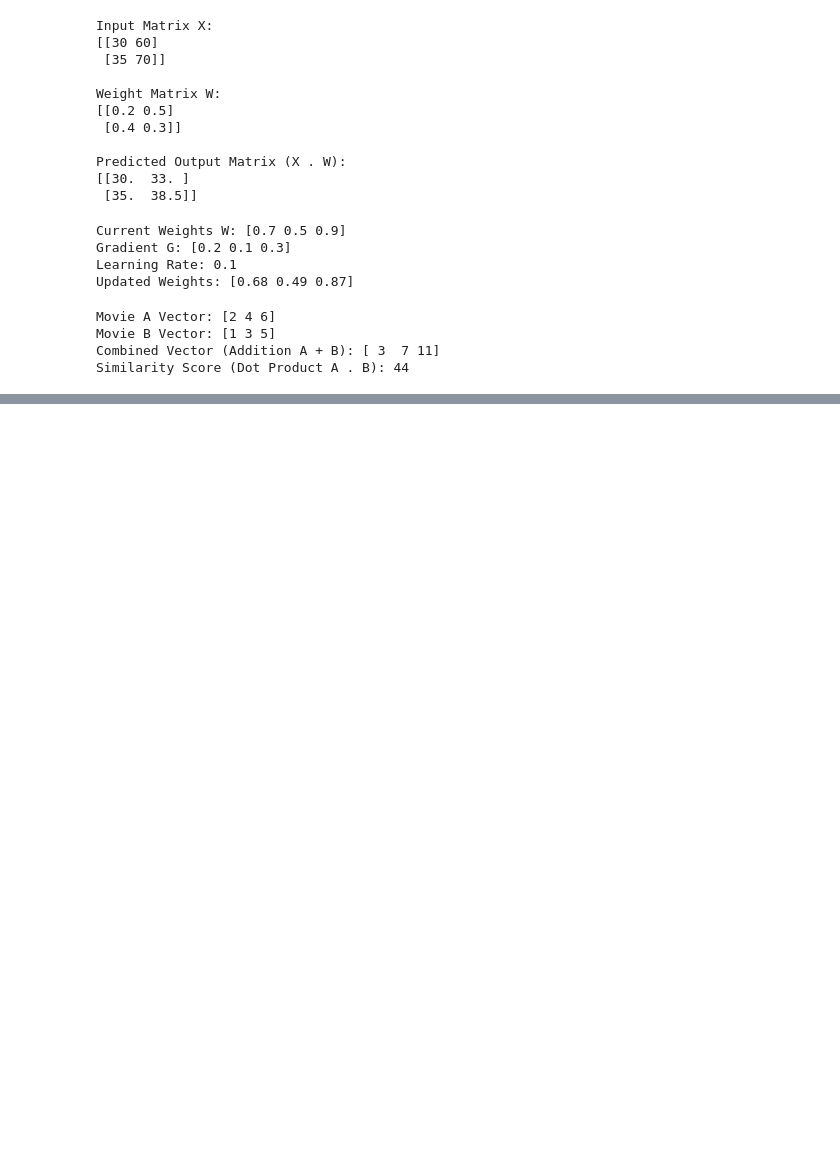
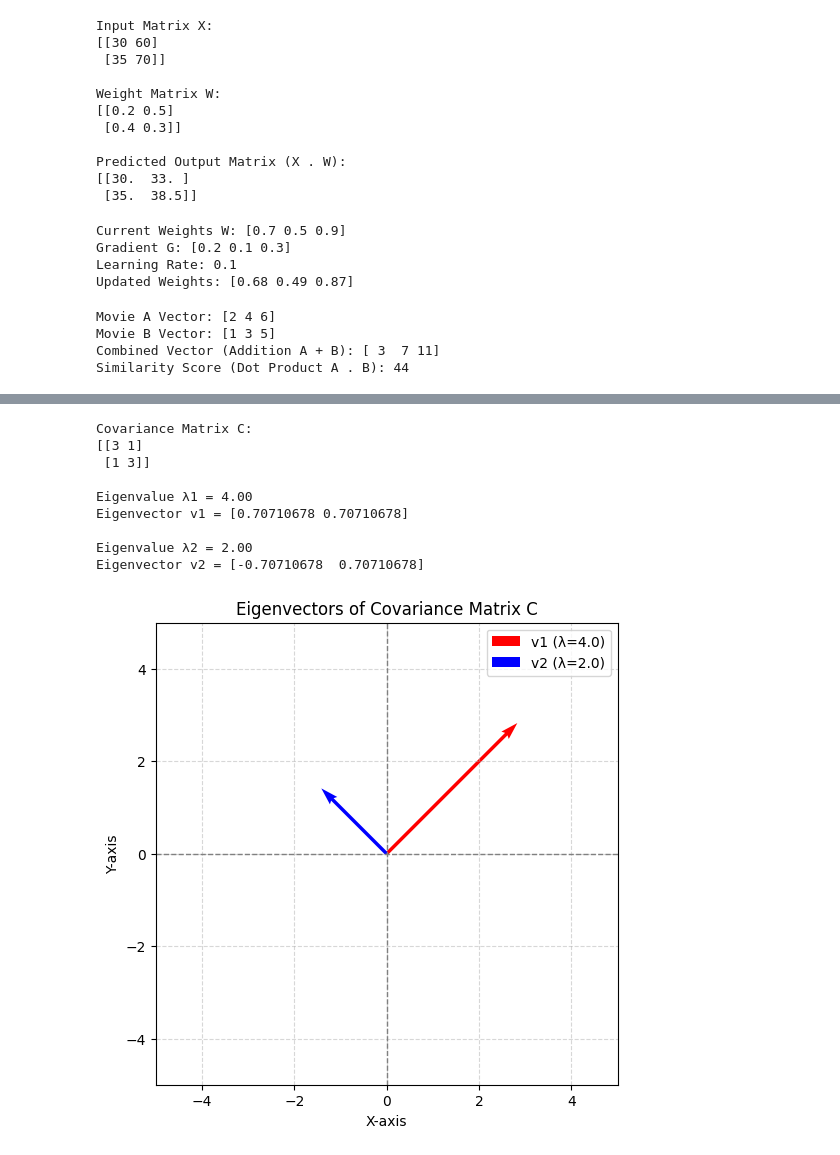
Before and after one commit to bollepallideepthi/CSA47-DeepLearning, a Jupyter notebook: DL_Program's.ipynb, the cells around one changed output, grey strips where cells are left out. Saved outputs shown, nothing was run; the diff lists cells and outputs as text; code cells hidden in the pictures; blank space fills up the shorter version.

```diff
--- a/DL_Program's.ipynb
+++ b/DL_Program's.ipynb
@@ -322,0 +413,47 @@ Similarity Score (Dot Product A . B): 44
+# %%
+import numpy as np
+import matplotlib.pyplot as plt
+
+C = np.array([
+    [3, 1],
+    [1, 3]
+])
+
+eigenvalues, eigenvectors = np.linalg.eig(C)
+
+print(f"Covariance Matrix C:\n{C}\n")
+for i in range(len(eigenvalues)):
+    print(f"Eigenvalue λ{i+1} = {eigenvalues[i]:.2f}")
+    print(f"Eigenvector v{i+1} = {eigenvectors[:, i]}\n")
+
+plt.figure(figsize=(6, 6))
+plt.axhline(0, color='grey', linestyle='--', linewidth=1)
+plt.axvline(0, color='grey', linestyle='--', linewidth=1)
+
+colors = ['red', 'blue']
+for i in range(len(eigenvalues)):
+
+    dx, dy = eigenvectors[:, i] * eigenvalues[i]
+    plt.quiver(0, 0, dx, dy, angles='xy', scale_units='xy', scale=1,
+               color=colors[i], label=f'v{i+1} (λ={eigenvalues[i]:.1f})')
+
+plt.xlim(-5, 5)
+plt.ylim(-5, 5)
+plt.gca().set_aspect('equal', adjustable='box')
+plt.title('Eigenvectors of Covariance Matrix C')
+plt.xlabel('X-axis')
+plt.ylabel('Y-axis')
+plt.grid(True, linestyle='--', alpha=0.5)
+plt.legend()
+plt.show()
+# %% [output]
+Covariance Matrix C:
+[[3 1]
+ [1 3]]
+
+Eigenvalue λ1 = 4.00
+Eigenvector v1 = [0.70710678 0.70710678]
+
+Eigenvalue λ2 = 2.00
+Eigenvector v2 = [-0.70710678  0.70710678]
+[figure, added]
```
Also changed, not shown: parts of 5 cells of this notebook.
